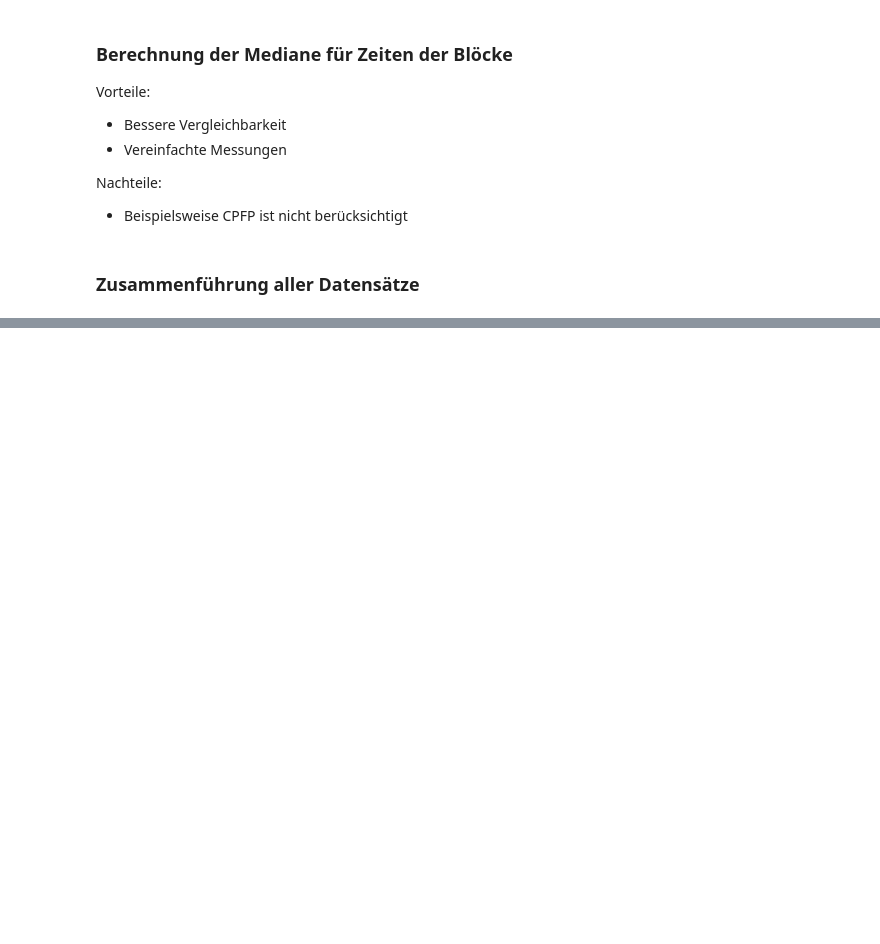
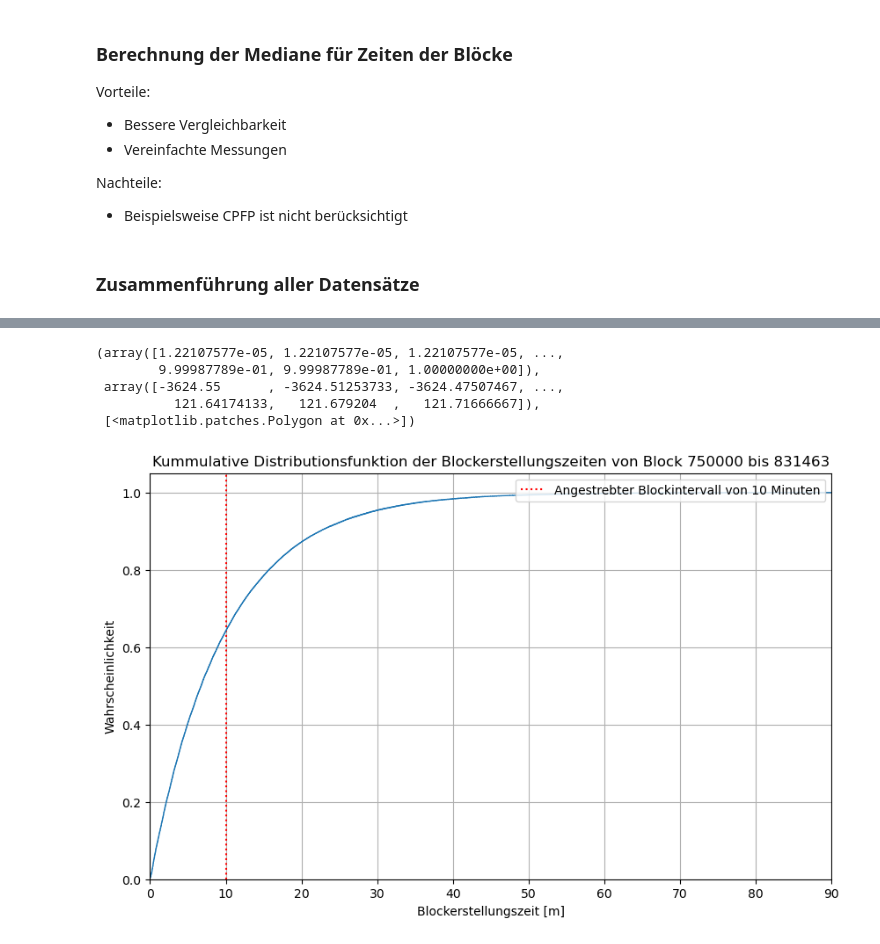
Before and after one commit to oscars181/Jugend-Forscht-Fee-Estimator, a Jupyter notebook: Datenanalyse.ipynb, the cells around one changed output, grey strips where cells are left out. Drawn from its saved outputs; the diff is of its cells as text; code cells hidden in the pictures; blank space fills up the shorter version.

```diff
--- a/Datenanalyse.ipynb
+++ b/Datenanalyse.ipynb
@@ -102,6 +125,7 @@ temp = pd.DataFrame(columns=[ "median_difftime"])
 temp["median_difftime"] =  df_tx_times.groupby(['blockheight'])["cl_difftime"].median()
 temp["blockheight"] = temp.index
 temp.index.names = ["index"]
+df_only_fees = df_avg_fee
 df_avg_fee = pd.merge(df_avg_fee, temp, on='blockheight')
 #print(df_avg_fee)
 # %% [markdown]
@@ -153,0 +234,23 @@ Text(0, 0.5, 'durchschnitll. Transaktionsgebühr pro Block [Sat/VByte]')
+# %%
+start, end = df_only_fees["blockheight"].min(), df_only_fees["blockheight"].max()
+plt.figure(figsize=(10,6))
+plt.title('Kummulative Distributionsfunktion der Blockerstellungszeiten von Block {} bis {}'.format(start, end))
+plt.ylabel('Wahrscheinlichkeit')
+plt.xlabel('Blockerstellungszeit [m]')
+plt.axvline(x=10, ls=':', c='red',label='Angestrebter Blockintervall von 10 Minuten')
+#plt.axhline(y=0.635)
+list = []
+for i in range(0,14):
+    list.append(i*10)
+plt.xticks(list)
+plt.grid()
+plt.xlim(0,90)
+plt.legend(loc=('upper right'))
+plt.hist(df_only_fees['blocktime']/60,histtype='step',bins=100000, density=True, cumulative=True)
+# %% [output]
+(array([1.22107577e-05, 1.22107577e-05, 1.22107577e-05, ...,
+        9.99987789e-01, 9.99987789e-01, 1.00000000e+00]),
+ array([-3624.55      , -3624.51253733, -3624.47507467, ...,
+          121.64174133,   121.679204  ,   121.71666667]),
+ [<matplotlib.patches.Polygon at 0x...>])
+[figure, added]
```
Also changed, not shown: parts of 22 cells of this notebook.
